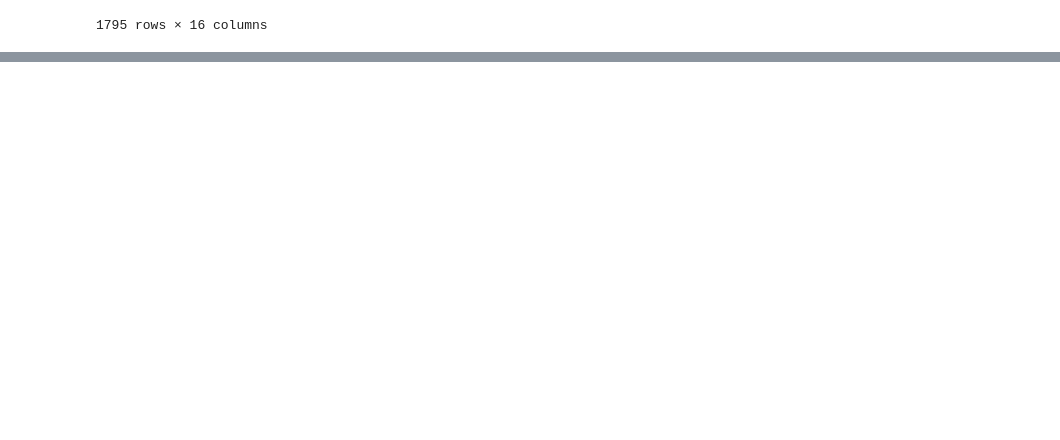
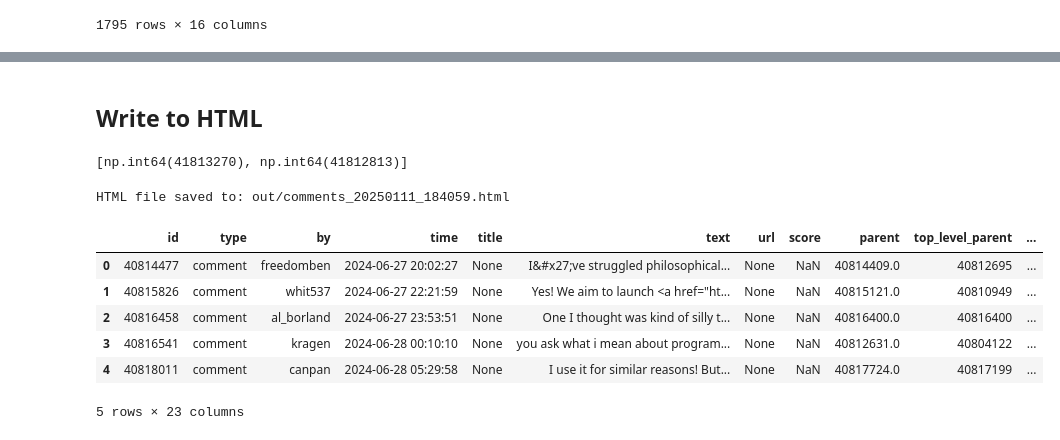
Before and after one commit to davidhaas6/hn-market-research, a Jupyter notebook: keyword-search.ipynb, the cells around one changed output, grey strips where cells are left out. Drawn from its saved outputs; the diff is of its cells as text; code cells hidden in the pictures; blank space fills up the shorter version.

Commit message:
html report

```diff
--- a/keyword-search.ipynb
+++ b/keyword-search.ipynb
@@ -168,10 +168,9 @@ import glob
 import os
 
 # Load the most recent CSV file
-if not SAVED_DATA:
-    list_of_files = glob.glob('out/comments_with_labels_*.csv')
-    latest_file = max(list_of_files, key=os.path.getctime)
-    comments_with_labels = pd.read_csv(latest_file)
+list_of_files = glob.glob('out/comments_with_labels_*.csv')
+latest_file = max(list_of_files, key=os.path.getctime)
+comments_with_labels = pd.read_csv(latest_file)
 # %% [markdown]
 # EDA and post-processing
 # %%
@@ -220,0 +218,35 @@ co_occ_matrix
+# %% [markdown]
+## Write to HTML
+# %%
+def find_ancestors(df, row_id) -> list[int]:
+    entry = df[df['id'] == int(row_id)]
+
+    if len(entry) == 0:
+        return []
+    elif len(entry) > 1:
+        raise ValueError(f"Multiple rows with id {row_id}.")
+    entry = entry.iloc[0]
+    if entry.parent > 0:
+        return [entry.id] + find_ancestors(df, entry.parent)
+    else:
+        return [entry.id]
+
+find_ancestors(df,41813270)
+# %% [output]
+[np.int64(41813270), np.int64(41812813)]
+# %%
+import htmlgen
+
+htmlgen.create_html_from_comments(labeled_comments[['id', 'text', 'labels']], title="HackerNews Comments")
+# %% [output]
+HTML file saved to: out/comments_20250111_184059.html
+# %%
+labeled_comments.head()
+# %% [output]
+|  | id | type | by | time | title | text | url | score | parent | top_level_parent | ... |
+| 0 | 40814477 | comment | freedomben | 2024-06-27 20:02:27 | None | I&#x27;ve struggled philosophical... | None | NaN | 40814409.0 | 40812695 | ... |
+| 1 | 40815826 | comment | whit537 | 2024-06-27 22:21:59 | None | Yes! We aim to launch <a href="ht... | None | NaN | 40815121.0 | 40810949 | ... |
+| 2 | 40816458 | comment | al_borland | 2024-06-27 23:53:51 | None | One I thought was kind of silly t... | None | NaN | 40816400.0 | 40816400 | ... |
+| 3 | 40816541 | comment | kragen | 2024-06-28 00:10:10 | None | you ask what i mean about program... | None | NaN | 40812631.0 | 40804122 | ... |
+| 4 | 40818011 | comment | canpan | 2024-06-28 05:29:58 | None | I use it for similar reasons! But... | None | NaN | 40817724.0 | 40817199 | ... |
+5 rows × 23 columns
```
Also changed, not shown: parts of 1 cell of this notebook, 1 other file.
